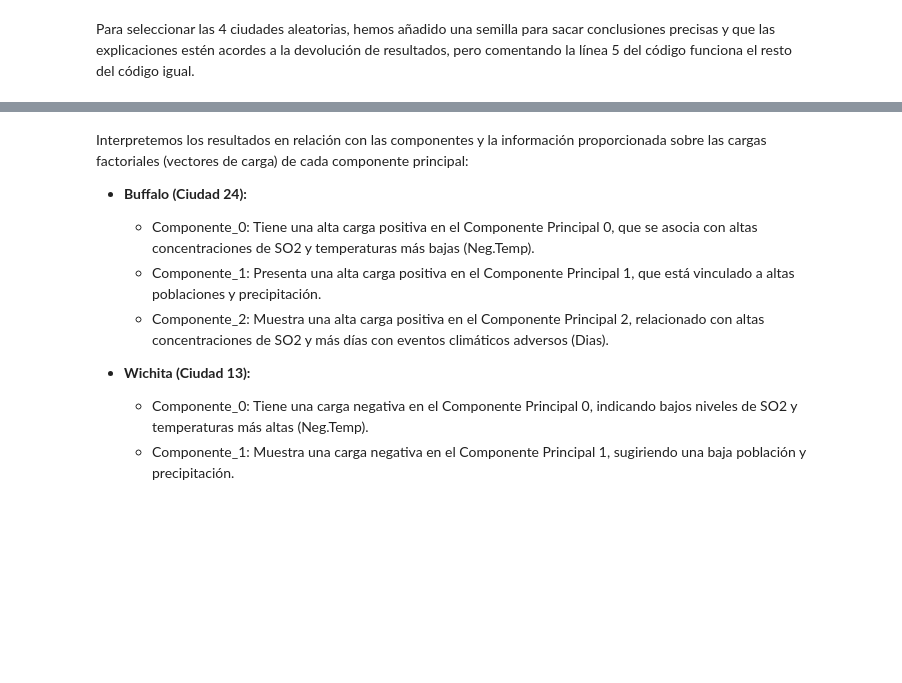
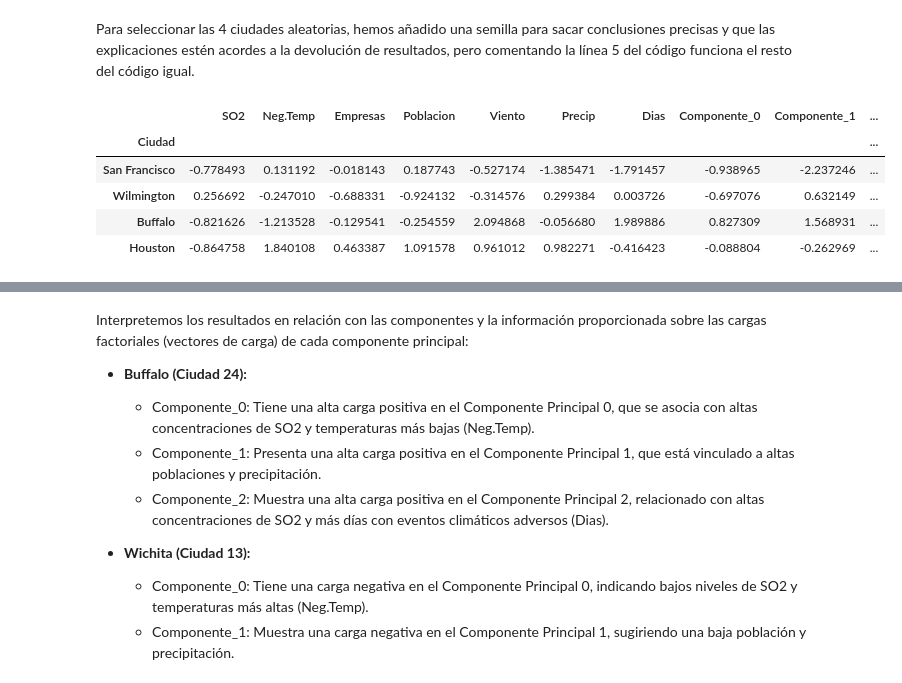
Before and after one commit to CeliaDiazSanchez/Data-Mining, a Jupyter notebook: LAB01_p3.ipynb, the cells around one changed output, grey strips where cells are left out. Saved outputs shown, nothing was run; the diff lists cells and outputs as text; code cells hidden in the pictures; blank space fills up the shorter version.

```diff
--- a/LAB01_p3.ipynb
+++ b/LAB01_p3.ipynb
@@ -1107,6 +1111,15 @@ Con 3 componentes, perdemos un 19% de información
 Recordamos que los componentes están ordenados según su importancia en términos de captura de varianza, por lo que elejimos los 3 primeros para la representación.
 # %% [markdown]
 Para seleccionar las 4 ciudades aleatorias, hemos añadido una semilla para sacar conclusiones precisas y que las explicaciones estén acordes a la devolución de resultados, pero comentando la línea 5 del código funciona el resto del código igual.
+# %%
+ciudades_aleatorias
+# %% [output]
+|  | SO2 | Neg.Temp | Empresas | Poblacion | Viento | Precip | Dias | Componente_0 | Componente_1 | ... |
+| Ciudad |  |  |  |  |  |  |  |  |  | ... |
+| San Francisco | -0.778493 | 0.131192 | -0.018143 | 0.187743 | -0.527174 | -1.385471 | -1.791457 | -0.938965 | -2.237246 | ... |
+| Wilmington | 0.256692 | -0.247010 | -0.688331 | -0.924132 | -0.314576 | 0.299384 | 0.003726 | -0.697076 | 0.632149 | ... |
+| Buffalo | -0.821626 | -1.213528 | -0.129541 | -0.254559 | 2.094868 | -0.056680 | 1.989886 | 0.827309 | 1.568931 | ... |
+| Houston | -0.864758 | 1.840108 | 0.463387 | 1.091578 | 0.961012 | 0.982271 | -0.416423 | -0.088804 | -0.262969 | ... |
 # %%
 # Fija la semilla para reproducibilidad
 np.random.seed(4)
```
Also changed, not shown: parts of 4 cells of this notebook.
